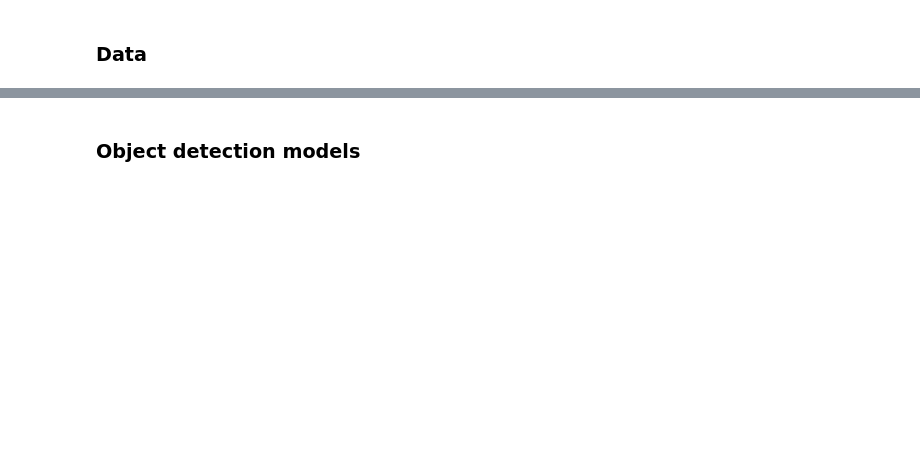
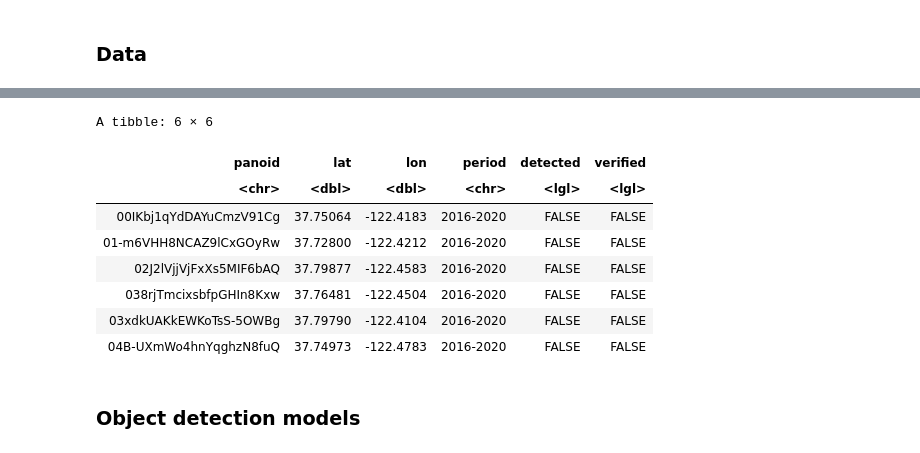
Before and after one commit to stanford-policylab/law-order-algo-2021, a Jupyter notebook: labs/week-4-surveillance-answers.ipynb, the cells around one changed output, grey strips where cells are left out. Cells and saved outputs as stored; diff of their text form; code cells hidden in the pictures; blank space fills up the shorter version.

```diff
--- a/labs/week-4-surveillance-answers.ipynb
+++ b/labs/week-4-surveillance-answers.ipynb
@@ -64,3 +64,15 @@ We are loading three objects into the notebook, they are
+# %%
+head(cameras_sf)
+# %% [output]
+A tibble: 6 × 6
+| panoid | lat | lon | period | detected | verified |
+| <chr> | <dbl> | <dbl> | <chr> | <lgl> | <lgl> |
+| 00IKbj1qYdDAYuCmzV91Cg | 37.75064 | -122.4183 | 2016-2020 | FALSE | FALSE |
+| 01-m6VHH8NCAZ9lCxGOyRw | 37.72800 | -122.4212 | 2016-2020 | FALSE | FALSE |
+| 02J2lVjjVjFxXs5MIF6bAQ | 37.79877 | -122.4583 | 2016-2020 | FALSE | FALSE |
+| 038rjTmcixsbfpGHIn8Kxw | 37.76481 | -122.4504 | 2016-2020 | FALSE | FALSE |
+| 03xdkUAKkEWKoTsS-5OWBg | 37.79790 | -122.4104 | 2016-2020 | FALSE | FALSE |
+| 04B-UXmWo4hnYqghzN8fuQ | 37.74973 | -122.4783 | 2016-2020 | FALSE | FALSE |
 # %% [markdown]
 ### Object detection models
 # %% [markdown]
```
Also changed, not shown: parts of 4 cells of this notebook, 1 other file.
